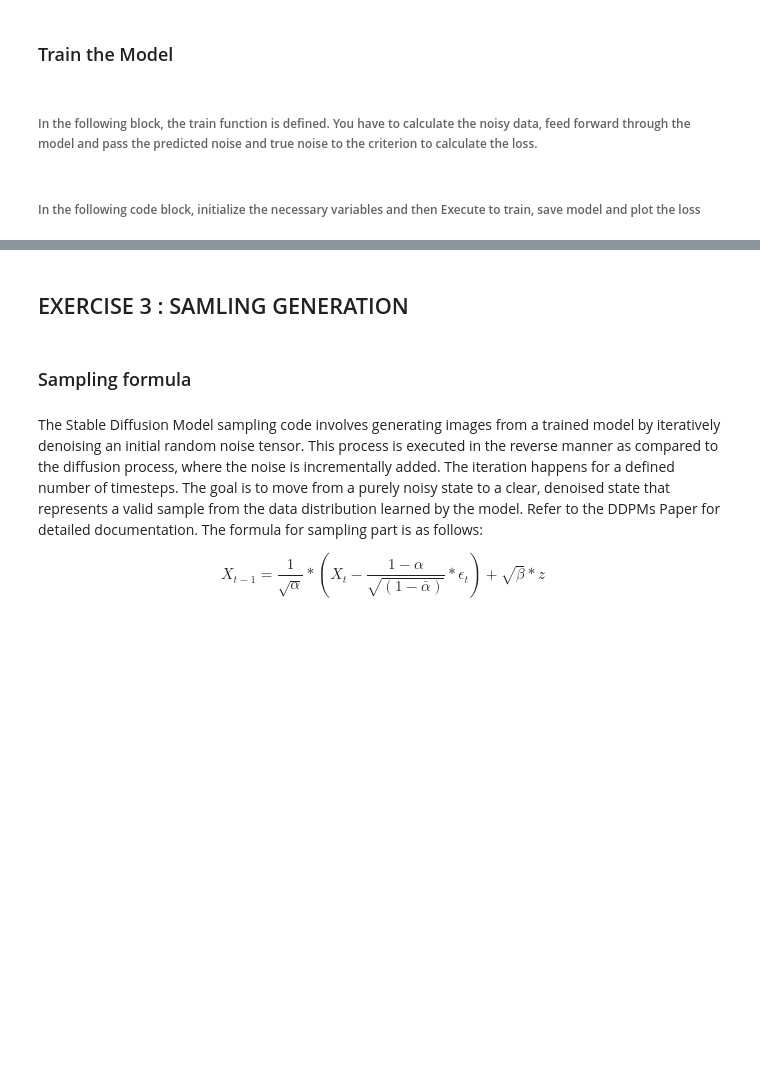
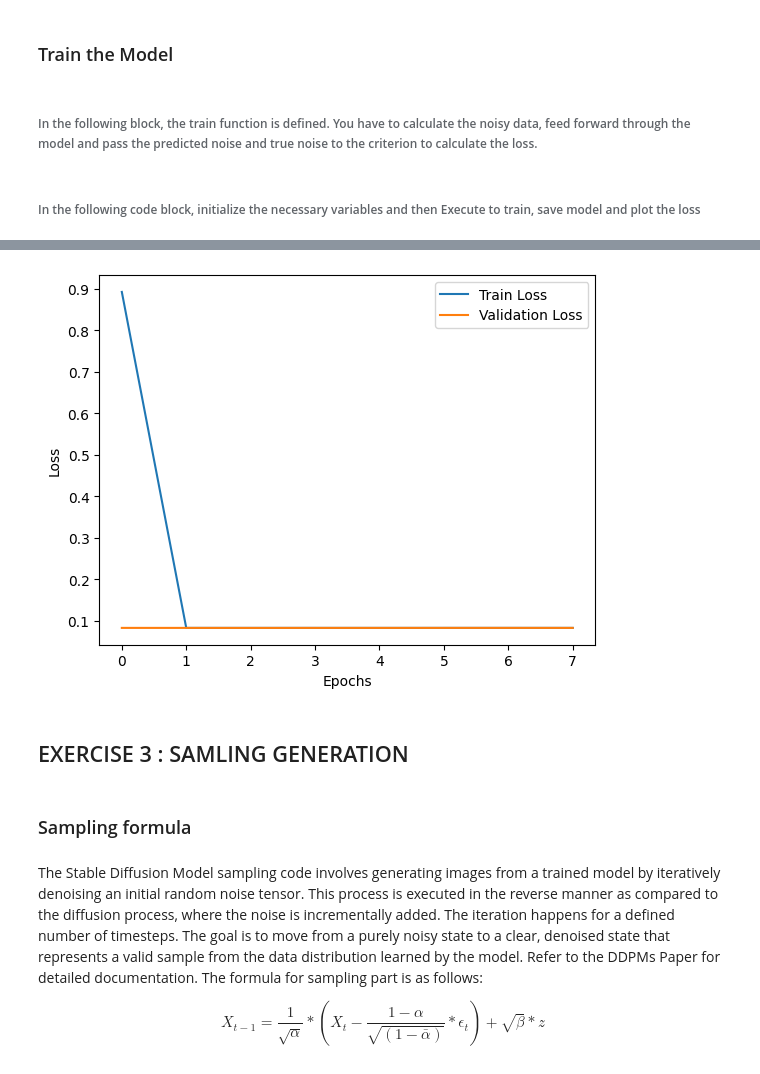
Before and after one commit to tanmaygadgil/CS7150-Homework_3, a Jupyter notebook: HW3.2-Diffusion.ipynb, the cells around one changed output, grey strips where cells are left out. Saved outputs shown, nothing was run; the diff lists cells and outputs as text; code cells hidden in the pictures; blank space fills up the shorter version.

```diff
--- a/HW3.2-Diffusion.ipynb
+++ b/HW3.2-Diffusion.ipynb
@@ -511,11 +511,11 @@ class UNet(nn.Module):
       ############################################################################
       t2 = self.time_emb2(t)[:,:, None, None]
       y2 = self.up2(x3 + t2)                                                                    # Upsampling
-      y2 = self.afterup2(torch.cat([y2, torch.zeros_like(y2)], axis = 1))                       # Crop corresponding Downsampled Feature Map, Double Convolution
+      y2 = self.afterup2(torch.cat([y2, self.xLikeY(x2, y2)], axis = 1))                       # Crop corresponding Downsampled Feature Map, Double Convolution
 
       t1 = self.time_emb1(t)[:,:, None, None]
       y1 = self.up1(y2 + t1)                                                                    # Upsampling
-      y1 = self.afterup1(torch.cat([y1, torch.zeros_like(y1)], axis = 1))                       # Crop corresponding Downsampled Feature Map, Double Convolution
+      y1 = self.afterup1(torch.cat([y1, self.xLikeY(x1, y1)], axis = 1))                       # Crop corresponding Downsampled Feature Map, Double Convolution
 
       #------------------------ OUTPUT ------------------------#
       ############################################################################
@@ -660,7 +660,8 @@ The model has 145,233 trainable parameters.
 # %%
 from tqdm import tqdm
 
-def train(model, train_loader, val_loader, optimizer, criterion, device, num_epochs, diffuser, totalTrainingTimesteps):
+def train(model, train_loader, val_loader, optimizer,
+          criterion, device, num_epochs, diffuser, totalTrainingTimesteps):
     """
     model: Object of Unet Model to train
     train_loader: Training batches of the total data
@@ -696,9 +697,11 @@ def train(model, train_loader, val_loader, optimizer, criterion, device, num_epo
             #                     Calculate Noisy data, True noise                     #
             #                 and Predicted Noise, & then feed it to criterion         #
             ############################################################################
-            raise NotImplementedError
-            noisy_data, true_noise = None,None
-            predicted_noise = None
+            # raise NotImplementedError
+            noisy_data, true_noise = diffuser.noise_diffusion(data,
+                                                              timesteps_to_display)
+            predicted_noise = model.forward(x = noisy_data,
+                                            t = torch.tensor(timesteps_to_display).to(torch.float32).cuda().view(-1,1))
 
 
             loss = criterion(predicted_noise, true_noise)
@@ -729,9 +732,12 @@ def train(model, train_loader, val_loader, optimizer, criterion, device, num_epo
                 #                     Calculate Noisy data, True noise                     #
                 #                 and Predicted Noise, & then feed it to criterion         #
                 ############################################################################
-                raise NotImplementedError
-                noisy_data, true_noise = None,None
-                predicted_noise = None
+                # raise NotImplementedError
+                noisy_data, true_noise = diffuser.noise_diffusion(data,
+                                                              timesteps_to_display)
+                predicted_noise = model.forward(x = noisy_data,
+                                            t = torch.tensor(timesteps_to_display).to(torch.float32).cuda().view(-1,1))
+
 
                 loss = criterion(predicted_noise, true_noise)
                 total_val_loss += loss.item()
@@ -765,11 +771,11 @@ Just to give you an idea of how loss curve would look like approximately (not ne
 - `outputChannels`: How many channels of predicted noise are aiming for? THINK!
 - `num_epochs`: How many epochs are you training for? (*We'd love to see best results in minimum epcohs of training*)
 """
-raise NotImplementedError
-total_timesteps = None
-startBeta, endBeta = None, None
-inputChannels, outputChannels = None, None
-num_epochs = None
+# raise NotImplementedError
+total_timesteps = 50
+startBeta, endBeta = 0.002, 0.4
+inputChannels, outputChannels = 1, 1
+num_epochs = 8
 
 device = torch.device("cuda" if torch.cuda.is_available() else "cpu")
 
@@ -780,11 +786,11 @@ device = torch.device("cuda" if torch.cuda.is_available() else "cpu")
 #                      Initialize the Loss Function                        #
 #                       Initialize the NoiseDiffuser                       #
 ############################################################################
-raise NotImplementedError
-stableDiffusionModel = None
-optimizer = None
-criterion = None
-diffuser = None
+# raise NotImplementedError
+stableDiffusionModel = UNet(inputChannels, outputChannels)
+optimizer = torch.optim.Adam(stableDiffusionModel.parameters(), lr = 0.01)
+criterion = nn.MSELoss()
+diffuser = NoiseDiffuser(start_beta, end_beta, total_timesteps, device)
 
 ############################################################################
 #                                 TO DO                                    #
@@ -813,3 +819,4 @@ plt.xlabel('Epochs')
 plt.ylabel('Loss')
 plt.legend()
 plt.show()
+# %% [output]
@@ -816,3 +831,4 @@ plt.show()
+[figure, added]
 # %% [markdown]
 ## EXERCISE 3 : SAMLING GENERATION
 # %% [markdown]
```
Also changed, not shown: parts of 5 cells of this notebook.
